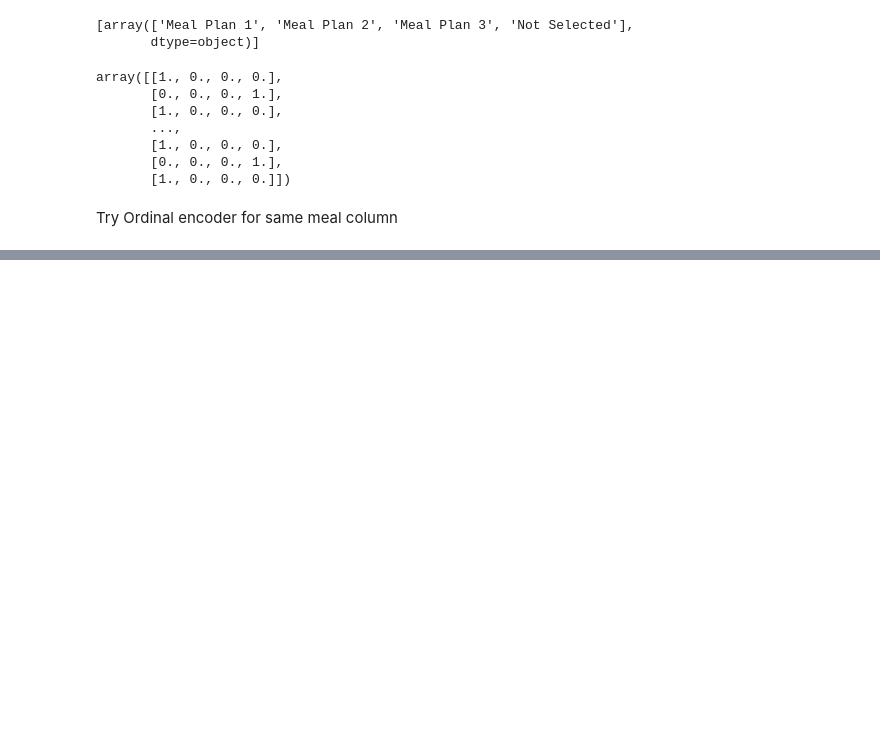
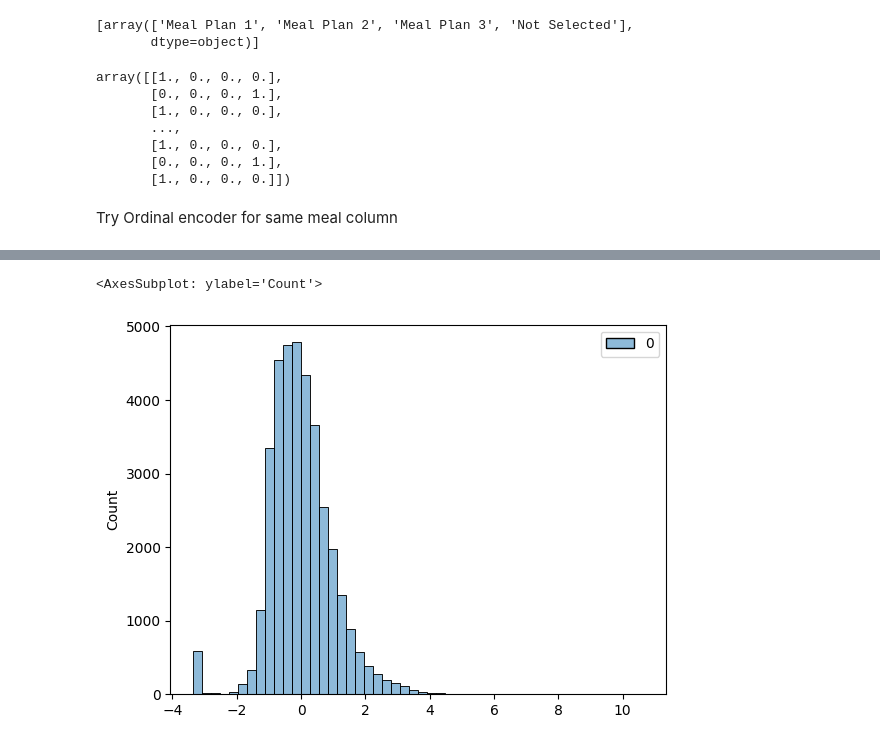
Before and after one commit to Navazdeen/ML_handson, a Jupyter notebook: Data Science/Preprocessing.ipynb, the cells around one changed output, grey strips where cells are left out. Drawn from its saved outputs; the diff is of its cells as text; code cells hidden in the pictures; blank space fills up the shorter version.

```diff
--- a/Data Science/Preprocessing.ipynb
+++ b/Data Science/Preprocessing.ipynb
@@ -211,0 +271,11 @@ Try Ordinal encoder for same meal column
+# %%
+powertransfm = PowerTransformer()
+
+powertransfm.fit(Hotel_data[['avg_price_per_room']])
+
+pwr_trnsfm = powertransfm.transform(Hotel_data[['avg_price_per_room']])
+# %%
+sns.histplot(pwr_trnsfm, bins=50)
+# %% [output]
+<AxesSubplot: ylabel='Count'>
+[figure, added]
```
Also changed, not shown: parts of 19 cells of this notebook, 1 other file.
